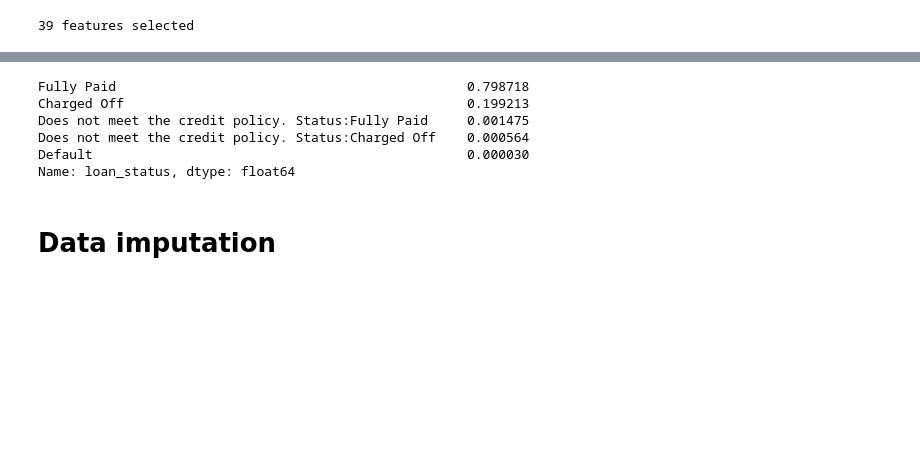
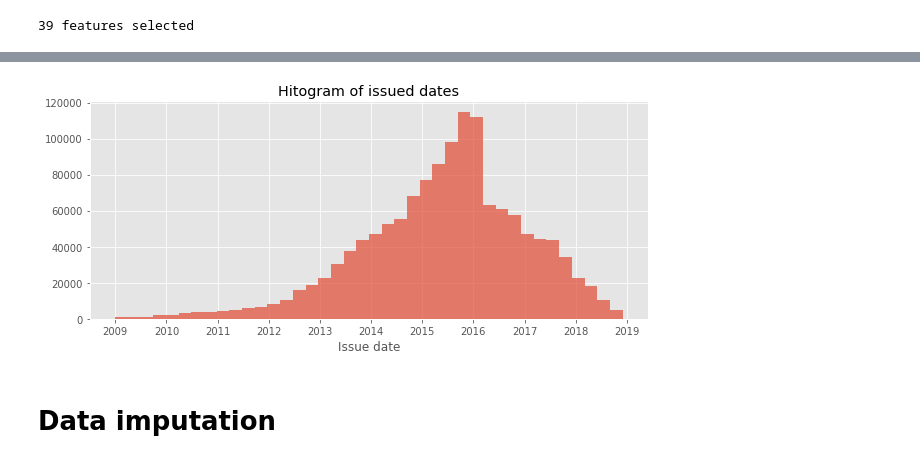
Before and after one commit to simondyates/Lending-Club, a Jupyter notebook: Dan/basic_EDA.ipynb, the cells around one changed output, grey strips where cells are left out. Drawn from its saved outputs; the diff is of its cells as text; code cells hidden in the pictures; blank space fills up the shorter version.

```diff
--- a/Dan/basic_EDA.ipynb
+++ b/Dan/basic_EDA.ipynb
@@ -154,0 +225,2 @@ df = df[~df.loan_status.isin(remove_loans)]
+# %%
+df['_good'] = df.loan_status.isin(good_loan).astype(int)
@@ -154,0 +247,30 @@ df = df[~df.loan_status.isin(remove_loans)]
+# %%
+include_returns = True
+# %%
+def return_reinvest_compound(T, i):
+    # Assuming that the total amount paid back was paid at equal
+    # intervals during the duration of the loan, calculate the
+    # size of each of these installment
+    actual_installment = (df.total_pymnt - df.recoveries) / df['loan_length']
+
+    # Assuming the amount is immediately re-invested at the prime
+    # rate, find the total amount of money we'll have by the end
+    # of the loan
+    cash_by_end_of_loan = actual_installment * (1 - pow(1 + i, df.loan_length)) / (1 - (1 + i))
+
+    cash_by_end_of_loan = cash_by_end_of_loan + df.recoveries
+
+    # Assuming that cash is then re-invested at the prime rate,
+    # with monthly re-investment, until T months from the start
+    # of the loan
+    remaining_months = T - df['loan_length']
+    final_return = cash_by_end_of_loan * pow(1 + i, remaining_months)
+
+    # Find the percentage return
+    return((12/T) * ((final_return - df['funded_amnt']) / df['funded_amnt']))
+
+if include_returns:
+    df['loan_length'] = (df['last_pymnt_d'] - df['issue_d']) / np.timedelta64(1, 'M')
+    df['returns_1'] = return_reinvest_compound(5*12, .001)
+    df['returns_25'] = return_reinvest_compound(5*12, .0025)
+    df['returns_5'] = return_reinvest_compound(5*12, .005)
@@ -155,3 +296,5 @@ df = df[~df.loan_status.isin(remove_loans)]
+# %%
+df = df[df.issue_d.apply(lambda d:d.year) >= 2009]
 # %%
 df.shape
 # %% [output]
@@ -159,12 +302,11 @@ df.shape
-# %%
-df.loan_status.value_counts(dropna=False, normalize=True)
-# %% [output]
-Fully Paid                                             0.798718
-Charged Off                                            0.199213
-Does not meet the credit policy. Status:Fully Paid     0.001475
-Does not meet the credit policy. Status:Charged Off    0.000564
-Default                                                0.000030
-Name: loan_status, dtype: float64
+# %%
+plt.figure(figsize=(10,4))
+plt.hist(df.issue_d, bins=40, alpha=.7)
+plt.title('Hitogram of issued dates')
+plt.xlabel('Issue date')
+plt.show()
+# %% [output]
+[figure, added]
 # %% [markdown]
 # Data imputation
 # %%
```
Also changed, not shown: parts of 74 cells of this notebook, 3 other files.
